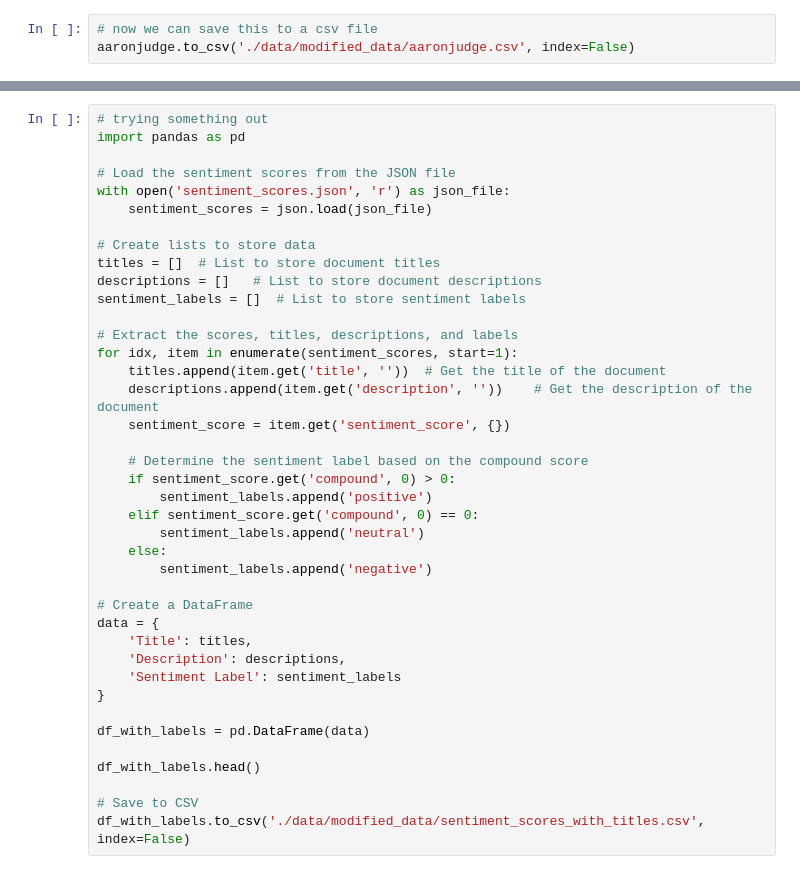
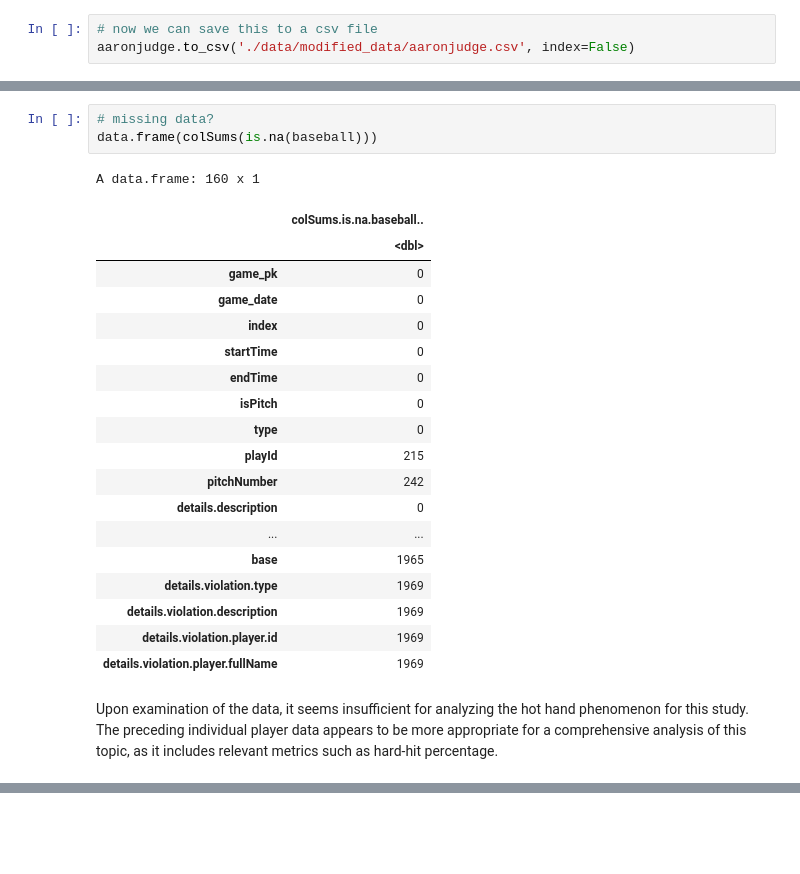
Before and after one commit to anly501/dsan-5000-project-wmcgloin, a Jupyter notebook: website/data-cleaning.ipynb, the cells around one changed output, grey strips where cells are left out. Cells and saved outputs as stored; diff of their text form; blank space fills up the shorter version.

```diff
--- a/website/data-cleaning.ipynb
+++ b/website/data-cleaning.ipynb
@@ -509,3 +450,28 @@ here is a screenshot of the first couple rows of the modified csv file:
+# %%
+# missing data?
+data.frame(colSums(is.na(baseball)))
+# %% [output]
+A data.frame: 160 x 1
+|  | colSums.is.na.baseball.. |
+|  | <dbl> |
+| game_pk | 0 |
+| game_date | 0 |
+| index | 0 |
+| startTime | 0 |
+| endTime | 0 |
+| isPitch | 0 |
+| type | 0 |
+| playId | 215 |
+| pitchNumber | 242 |
+| details.description | 0 |
+| ... | ... |
+| base | 1965 |
+| details.violation.type | 1969 |
+| details.violation.description | 1969 |
+| details.violation.player.id | 1969 |
+| details.violation.player.fullName | 1969 |
+# %% [markdown]
+Upon examination of the data, it seems insufficient for analyzing the hot hand phenomenon for this study. The preceding individual player data appears to be more appropriate for a comprehensive analysis of this topic, as it includes relevant metrics such as hard-hit percentage.
 # %% [markdown]
 # Extra Joke
 
@@ -514,43 +480,3 @@ What did the broom say to the vacuum?
 “I’m so tired of people pushing us around.”
 <br></br>
 ![Figure 1](./images/broom-water-buckets.png)
-# %%
-# trying something out
-import pandas as pd
-
-# Load the sentiment scores from the JSON file
-with open('sentiment_scores.json', 'r') as json_file:
-    sentiment_scores = json.load(json_file)
-
-# Create lists to store data
-titles = []  # List to store document titles
-descriptions = []   # List to store document descriptions
-sentiment_labels = []  # List to store sentiment labels
-
-# Extract the scores, titles, descriptions, and labels
-for idx, item in enumerate(sentiment_scores, start=1):
-    titles.append(item.get('title', ''))  # Get the title of the document
-    descriptions.append(item.get('description', ''))    # Get the description of the document
-    sentiment_score = item.get('sentiment_score', {})
-
-    # Determine the sentiment label based on the compound score
-    if sentiment_score.get('compound', 0) > 0:
-        sentiment_labels.append('positive')
-    elif sentiment_score.get('compound', 0) == 0:
-        sentiment_labels.append('neutral')
-    else:
-        sentiment_labels.append('negative')
-
-# Create a DataFrame
-data = {
-    'Title': titles,
-    'Description': descriptions,
-    'Sentiment Label': sentiment_labels
-}
-
-df_with_labels = pd.DataFrame(data)
-
-df_with_labels.head()
-
-# Save to CSV
-df_with_labels.to_csv('./data/modified_data/sentiment_scores_with_titles.csv', index=False)
```
Also changed, not shown: parts of 16 cells of this notebook, 44 other files.
